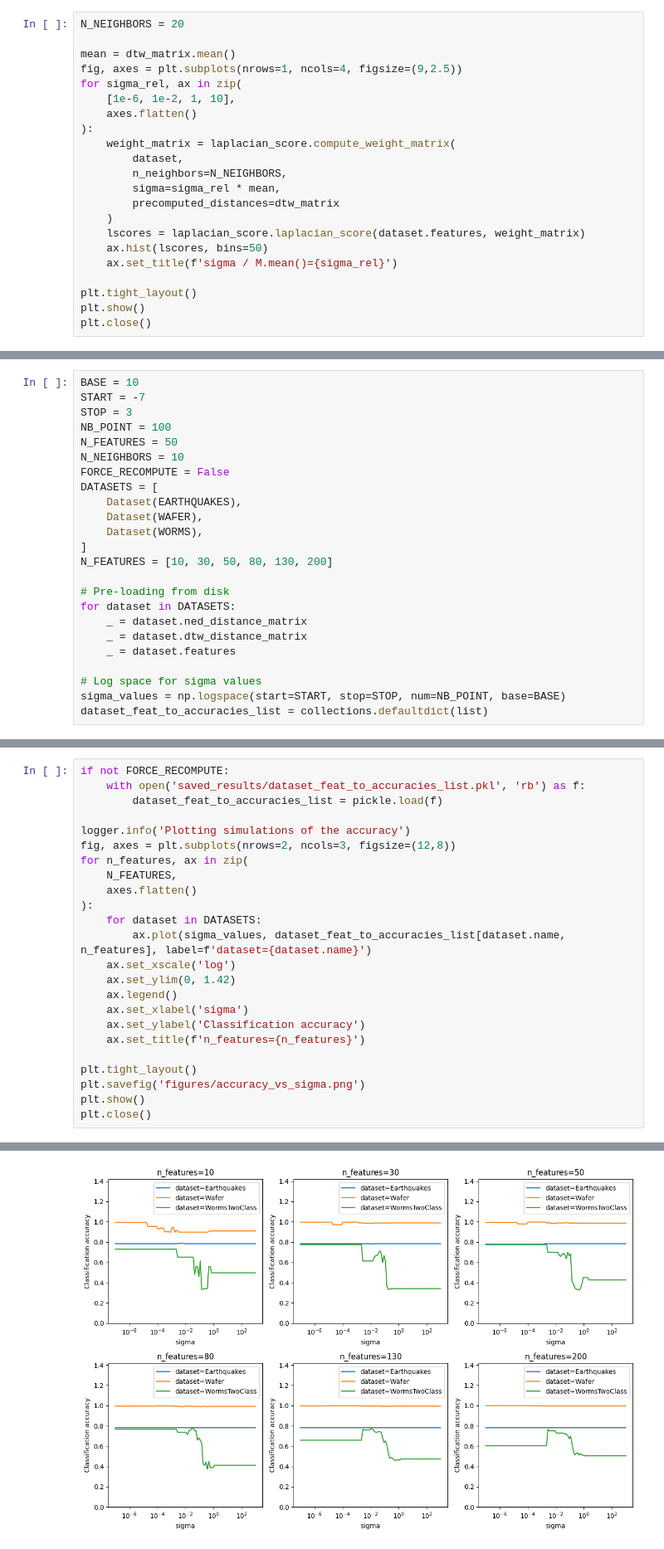
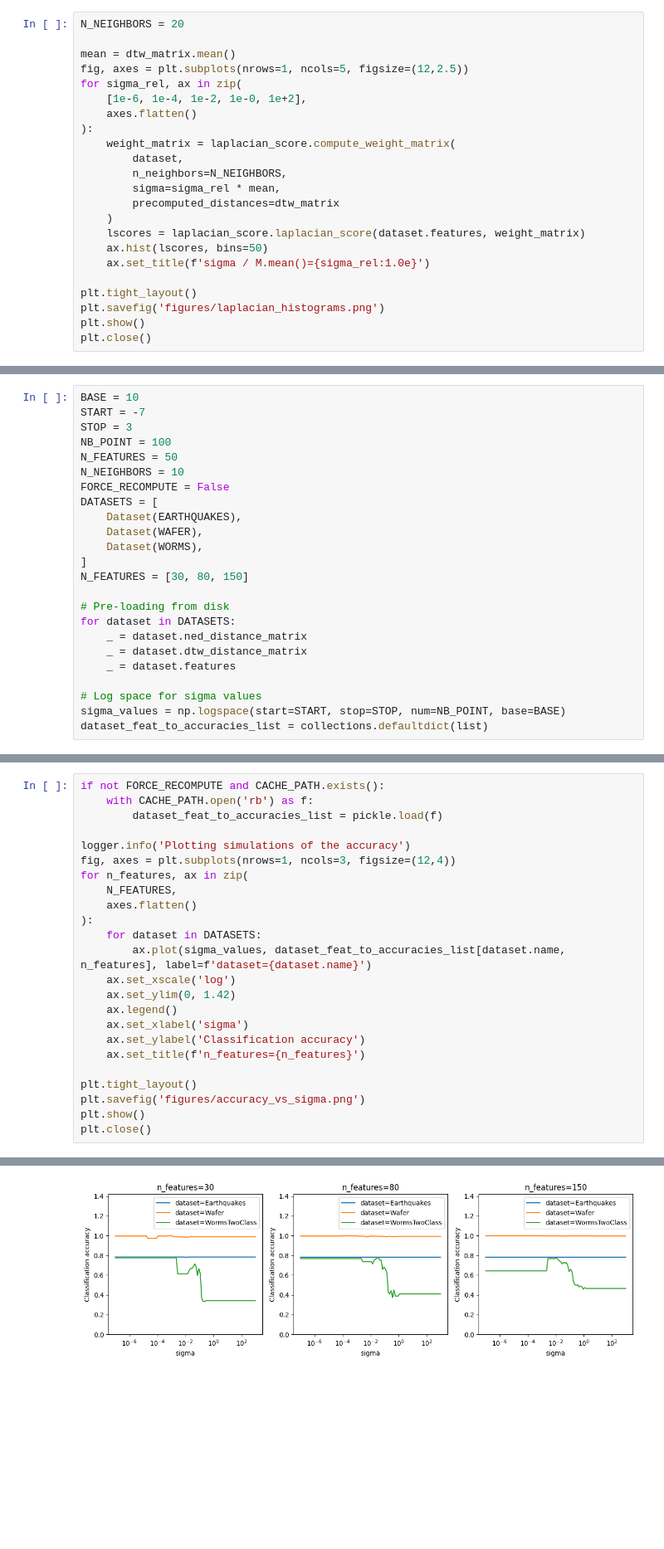
Before and after one commit to decarpentierg/laplacian-score-4-time-series, a Jupyter notebook: doc/evaluate_laplacian_score.ipynb, the cells around one changed output, grey strips where cells are left out. Shown: that part at 83% size. Drawn from its saved outputs; the diff is of its cells as text; blank space fills up the shorter version.

```diff
--- a/doc/evaluate_laplacian_score.ipynb
+++ b/doc/evaluate_laplacian_score.ipynb
@@ -124,9 +140,9 @@ Now, let's plot some histograms of the distribution of the Laplacian score when
 N_NEIGHBORS = 20
 
 mean = dtw_matrix.mean()
-fig, axes = plt.subplots(nrows=1, ncols=4, figsize=(9,2.5))
+fig, axes = plt.subplots(nrows=1, ncols=5, figsize=(12,2.5))
 for sigma_rel, ax in zip(
-    [1e-6, 1e-2, 1, 10],
+    [1e-6, 1e-4, 1e-2, 1e-0, 1e+2],
     axes.flatten()
 ):
     weight_matrix = laplacian_score.compute_weight_matrix(
@@ -137,9 +153,10 @@ for sigma_rel, ax in zip(
     )
     lscores = laplacian_score.laplacian_score(dataset.features, weight_matrix)
     ax.hist(lscores, bins=50)
-    ax.set_title(f'sigma / M.mean()={sigma_rel}')
+    ax.set_title(f'sigma / M.mean()={sigma_rel:1.0e}')
 
 plt.tight_layout()
+plt.savefig('figures/laplacian_histograms.png')
 plt.show()
 plt.close()
 # %% [output]
@@ -165,7 +184,7 @@ DATASETS = [
     Dataset(WAFER),
     Dataset(WORMS),
 ]
-N_FEATURES = [10, 30, 50, 80, 130, 200]
+N_FEATURES = [30, 80, 150]
 
 # Pre-loading from disk
 for dataset in DATASETS:
@@ -230,10 +237,10 @@ with open('saved_results/dataset_feat_to_accuracies_list.pkl', 'wb') as f:
 # %%
-if not FORCE_RECOMPUTE:
-    with open('saved_results/dataset_feat_to_accuracies_list.pkl', 'rb') as f:
+if not FORCE_RECOMPUTE and CACHE_PATH.exists():
+    with CACHE_PATH.open('rb') as f:
         dataset_feat_to_accuracies_list = pickle.load(f)
 
 logger.info('Plotting simulations of the accuracy')
-fig, axes = plt.subplots(nrows=2, ncols=3, figsize=(12,8))
+fig, axes = plt.subplots(nrows=1, ncols=3, figsize=(12,4))
 for n_features, ax in zip(
     N_FEATURES,
     axes.flatten()
@@ -256 +263 @@ plt.close()
-[figure, old version]
+[figure, new version]
```
Also changed, not shown: parts of 27 cells of this notebook, 11 other files.
